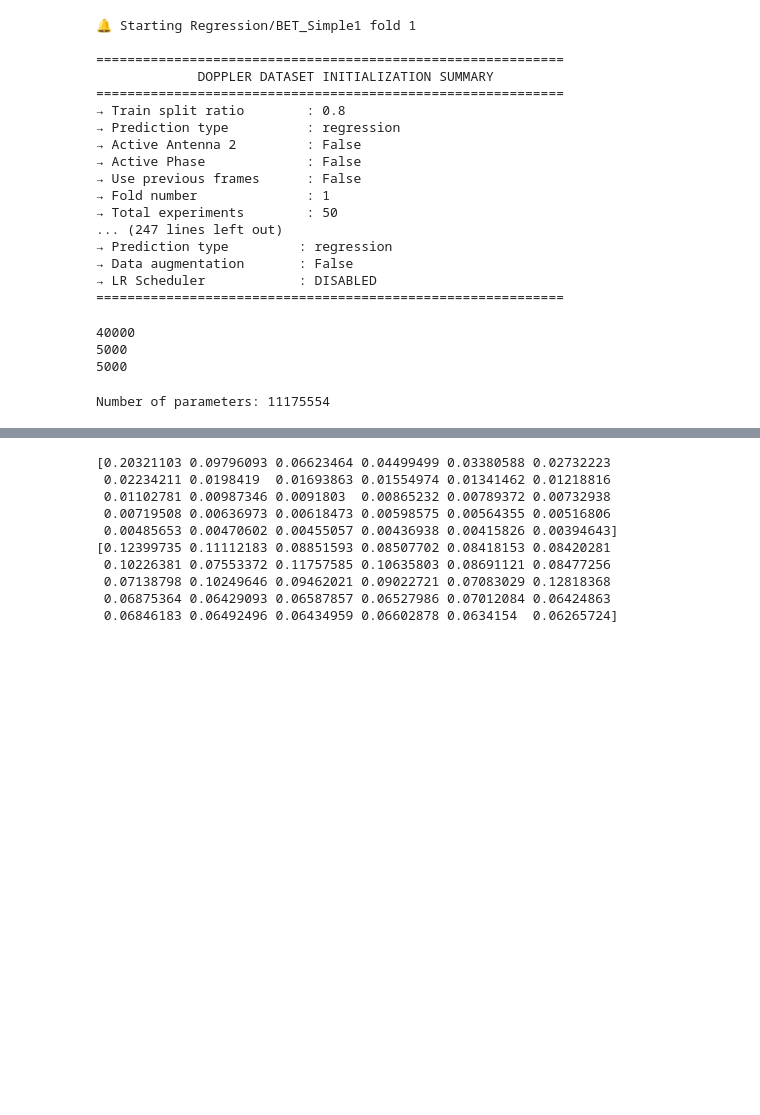
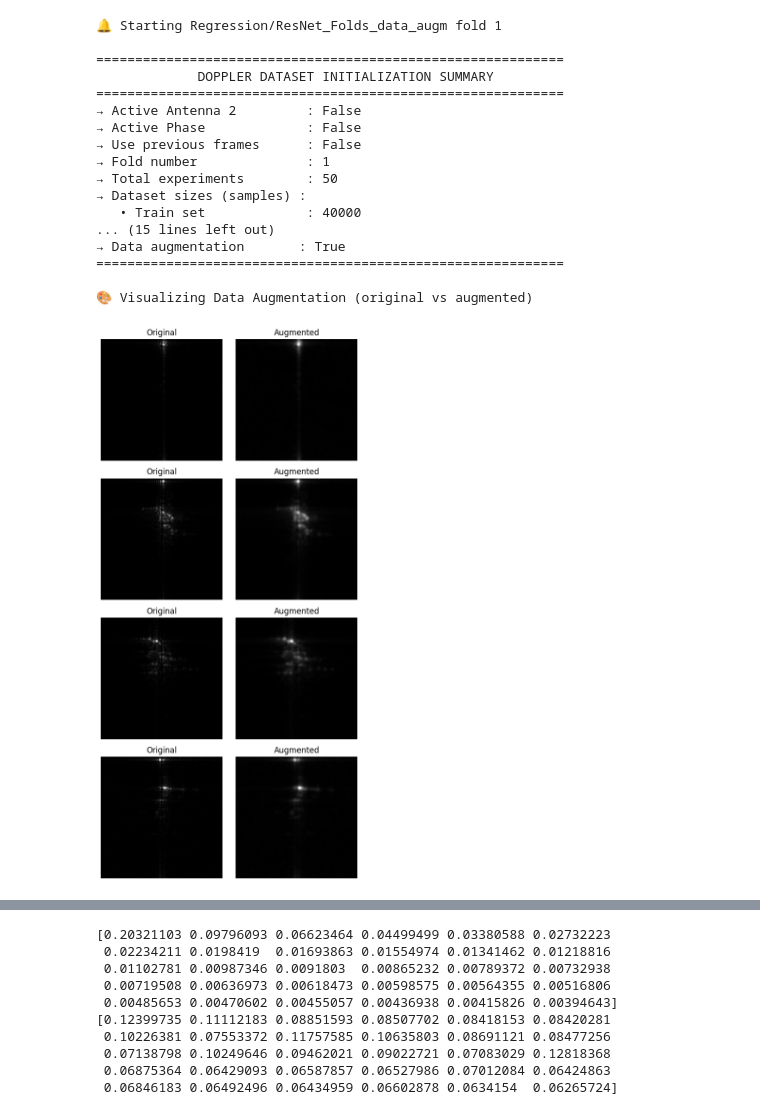
Before and after one commit to Hip02/CrowdMonitoring_Hip, a Jupyter notebook: DeepLearning/deep_learning_first_try.ipynb, the cells around one changed output, grey strips where cells are left out. Drawn from its saved outputs; the diff is of its cells as text; code cells hidden in the pictures; blank space fills up the shorter version.

Commit message:
Prepare 12 experiences of data augm

```diff
--- a/DeepLearning/deep_learning_first_try.ipynb
+++ b/DeepLearning/deep_learning_first_try.ipynb
@@ -10,8 +10,8 @@ import os
 base_path = "/Volumes/HIP_BACKUP/MEMOIRE/Code/MyDB2"
 all = [f"NewExp{i}" for i in range(1, 51)]
 # %%
-l_exp = [f"Regression/BET_Simple1"]
-folds = list(range(1, 9))
+l_exp = [f"Regression/ResNet_Folds_data_augm"]
+folds = list(range(1, 2))
 data_loader = DataLoader(base_path, exp_list=all)
 
 for exp in l_exp :
@@ -20,61 +20,43 @@ for exp in l_exp :
         stream = open(f"exp_list/{exp}.yaml", 'r')
         param  = yaml.safe_load(stream)
         param["TRAINING"]["DEVICE"] = 'mps'
         param["DATASET"]["FOLD_NUMBER"] = fold
 
         resultsPath = os.path.join("results", exp, f"fold{fold}")
 
         # Create the directory
         if not os.path.exists(resultsPath):
             os.makedirs(resultsPath)
 
         myNetwork = Network_Class(data_loader, param, resultsPath, sub_sample_factor=1)
 
+        myNetwork.visualize_data_augmentation()
+
         # Train the network
         #train_losses, val_losses =  myNetwork.train(fold)
 
         # Test the network
         #myNetwork.loadWeight()
         #myNetwork.test(fold)
 # %% [output]
-🔔 Starting Regression/BET_Simple1 fold 1
+🔔 Starting Regression/ResNet_Folds_data_augm fold 1
 
 ============================================================
              DOPPLER DATASET INITIALIZATION SUMMARY
 ============================================================
-→ Train split ratio        : 0.8
-→ Prediction type          : regression
 → Active Antenna 2         : False
 → Active Phase             : False
 → Use previous frames      : False
 → Fold number              : 1
 → Total experiments        : 50
-... (247 lines left out)
-→ Prediction type         : regression
-→ Data augmentation       : False
-→ LR Scheduler            : DISABLED
+→ Dataset sizes (samples) :
+   • Train set             : 40000
+... (15 lines left out)
+→ Data augmentation       : True
 ============================================================
+
+🎨 Visualizing Data Augmentation (original vs augmented)
+[figure, added]
-# %%
-print(len(myNetwork.dataSetTrain))
-print(len(myNetwork.dataSetTest))
-print(len(myNetwork.dataSetVal))
-# %% [output]
-40000
-5000
-5000
-# %%
-num_params = sum(p.numel() for p in myNetwork.model.parameters())
-print(f"Number of parameters: {num_params}")
-# V1 = 2.147.874.498
-# V2 = 8.482.754
-# V3 = 2.190.530
-# V_reg = 2.190.465
-# V_reg_48CH = 12.833.441
-# V_reg4 = 8.505.697
-# V_reg5 = 3.201.769
-# Res Net = 11.175.554
-# %% [output]
-Number of parameters: 11175554
 # %%
 all_train_losses = []
 all_val_losses = []
```
Also changed, not shown: parts of 3 cells of this notebook, 17 other files.
